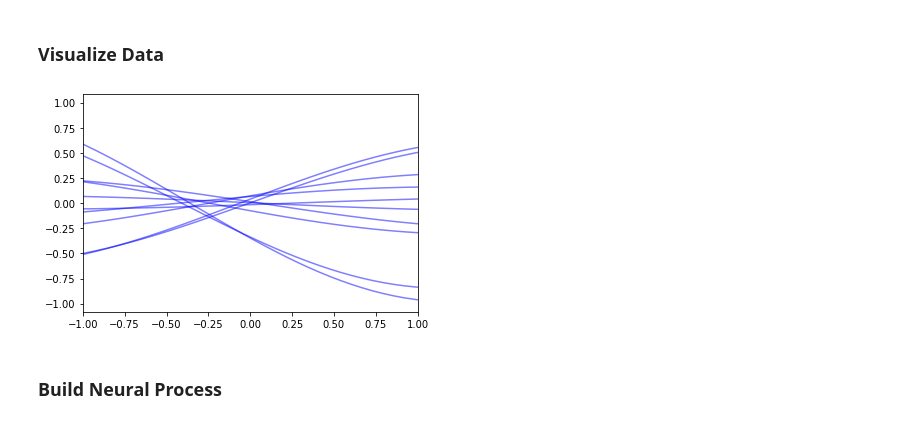
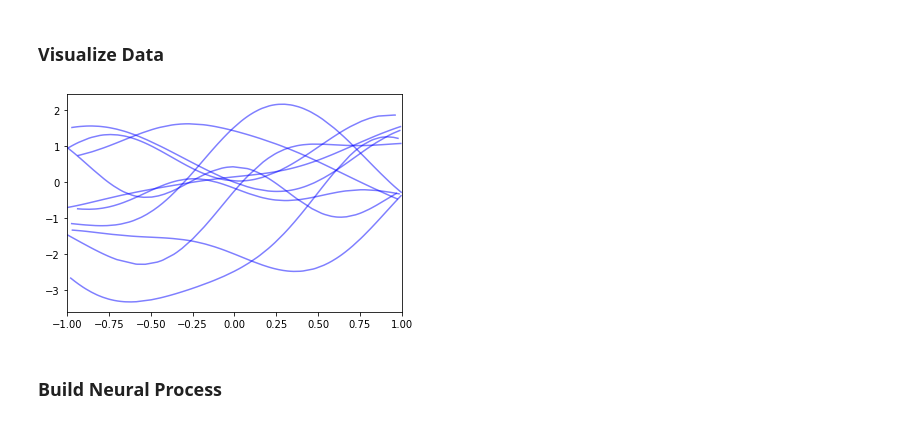
Before and after one commit to davisj147/neuralProcesses, a Jupyter notebook: example-1d.ipynb, the cells around one changed output. Cells and saved outputs as stored; diff of their text form; code cells hidden in the pictures.

```diff
--- a/example-1d.ipynb
+++ b/example-1d.ipynb
@@ -14,25 +14,25 @@ Adapted from https://github.com/EmilienDupont/neural-processes example-1d.ipynb
 # %%
 from datasets import GPData, SineData
 from math import pi
 
 # Create dataset
-# dataset = GPData(lengthscale_range=(0.5, 0.5),
-#                    noise_range=(1., 1.),
-#                    num_samples=2000,
-#                    num_points=100)
+dataset = GPData(lengthscale_range=(0.5, 0.5),
+                   noise_range=(1., 1.),
+                   num_samples=2000,
+                   num_points=100)
 
-dataset = SineData(amplitude_range=(-1., 1.),
-                   shift_range=(-.5, .5),
-                   num_samples=2000)
+# dataset = SineData(amplitude_range=(-1., 1.),
+#                    shift_range=(-.5, .5),
+#                    num_samples=2000)
 
 # Visualize data samples
 for i in range(10):
     x, y = dataset[i]
     plt.plot(x.squeeze(), y.squeeze(), c='b', alpha=0.5)
     plt.xlim(-1, 1)
     # plt.xlim(-pi, pi)
 # %% [output]
-[figure, old version]
+[figure, new version]
 # %% [markdown]
 ### Build Neural Process
 # %%
```
Also changed, not shown: parts of 4 cells of this notebook, 1 other file.
